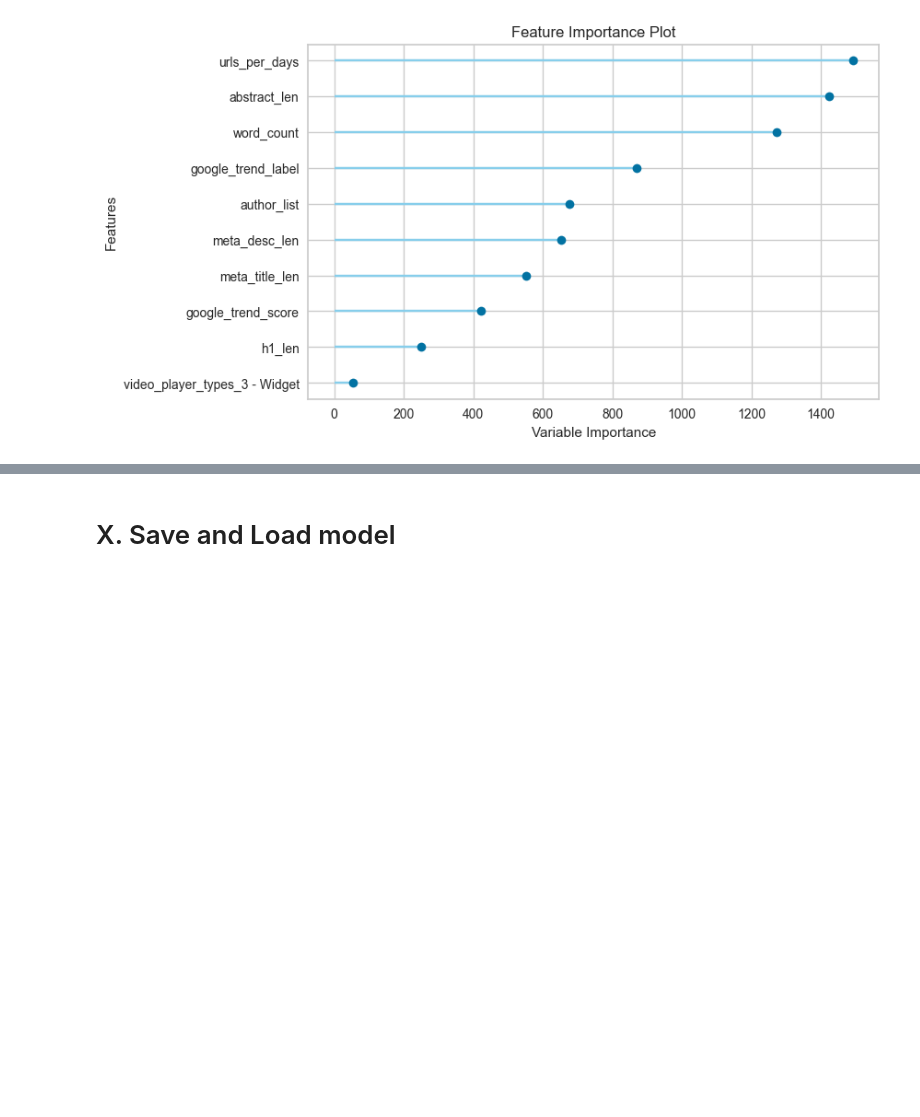
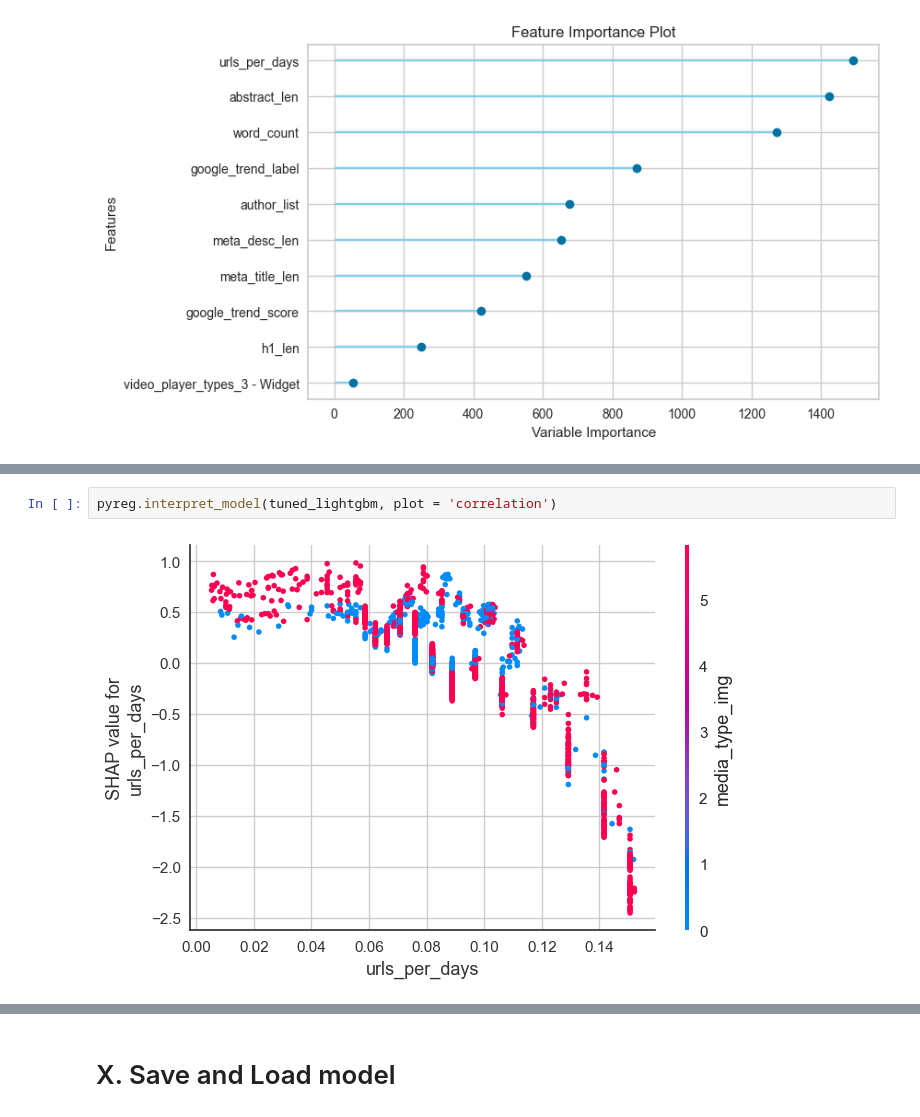
Before and after one commit to RenzoTorrecuso/d-drivers, a Jupyter notebook: notebooks/model_pycaret_3.ipynb, the cells around one changed output, grey strips where cells are left out. Cells and saved outputs as stored; diff of their text form; blank space fills up the shorter version.

```diff
--- a/notebooks/model_pycaret_3.ipynb
+++ b/notebooks/model_pycaret_3.ipynb
@@ -142,0 +182,4 @@ pyreg.plot_model(tuned_lightgbm, plot = 'feature')
+# %%
+pyreg.interpret_model(tuned_lightgbm, plot = 'correlation')
+# %% [output]
+[figure, added]
```
Also changed, not shown: parts of 9 cells of this notebook, 1 other file.
